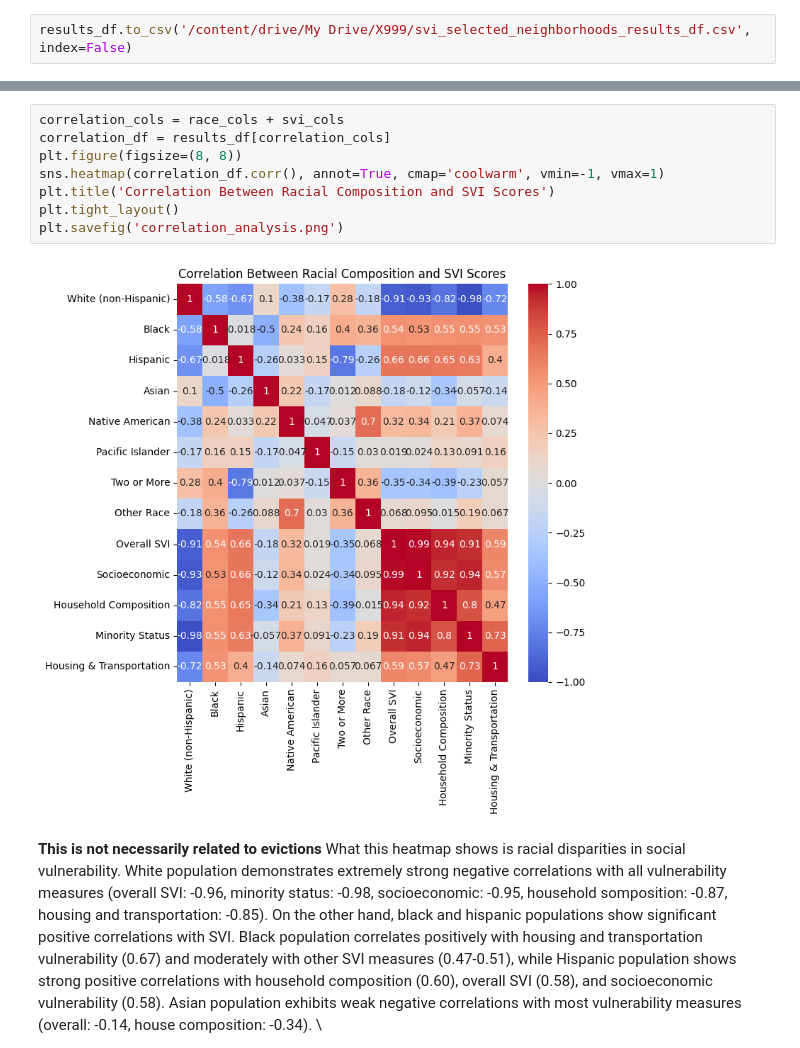
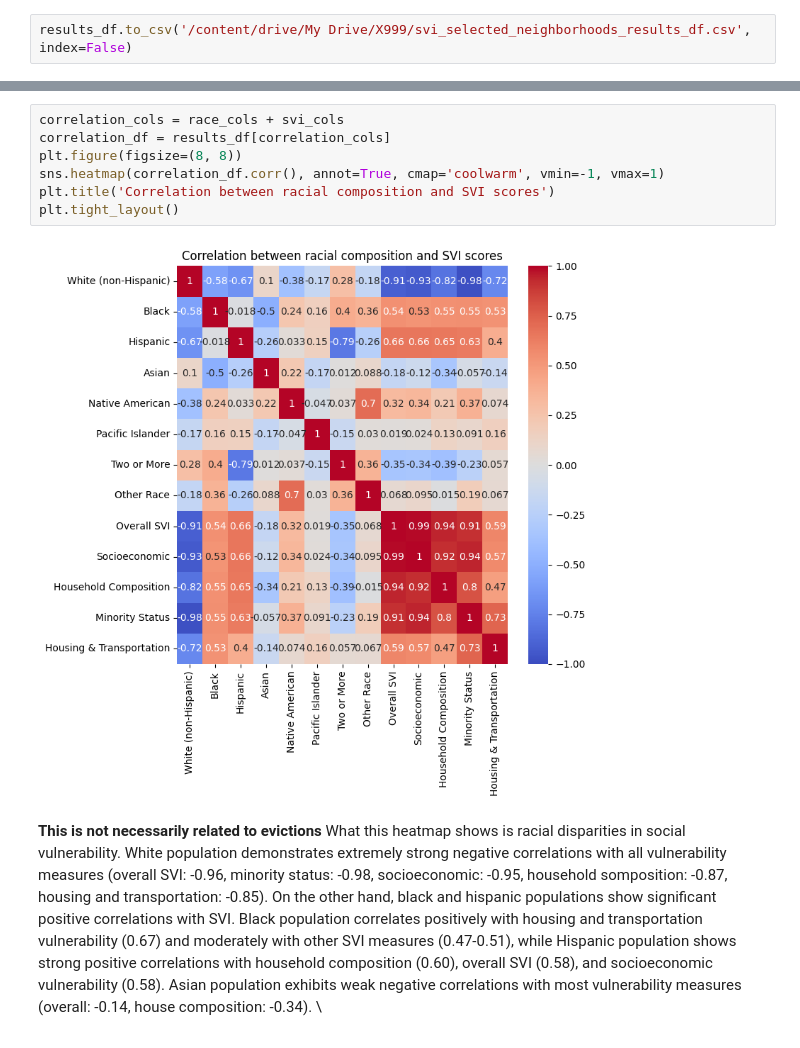
Before and after one commit to simaoalicechen/NYC_Landlord_Behavior_Analysis_Project, a Jupyter notebook: Part_1.4_cleaning_SVI.ipynb, the cells around one changed output, grey strips where cells are left out. Saved outputs shown, nothing was run; the diff lists cells and outputs as text.

```diff
--- a/Part_1.4_cleaning_SVI.ipynb
+++ b/Part_1.4_cleaning_SVI.ipynb
@@ -276,13 +273,12 @@ plt.savefig('svi_scores.png')
 # %%
 correlation_cols = race_cols + svi_cols
 correlation_df = results_df[correlation_cols]
 plt.figure(figsize=(8, 8))
 sns.heatmap(correlation_df.corr(), annot=True, cmap='coolwarm', vmin=-1, vmax=1)
-plt.title('Correlation Between Racial Composition and SVI Scores')
+plt.title('Correlation between racial composition and SVI scores')
 plt.tight_layout()
-plt.savefig('correlation_analysis.png')
 # %% [output]
-[figure, old version]
+[figure, new version]
 # %% [markdown]
 **This is not necessarily related to evictions**
 What this heatmap shows is racial disparities in social vulnerability. White population demonstrates extremely strong negative correlations with all vulnerability measures (overall SVI: -0.96, minority status: -0.98, socioeconomic: -0.95, household somposition: -0.87, housing and transportation: -0.85). On the other hand, black and hispanic populations show significant positive correlations with SVI. Black population correlates positively with housing and transportation vulnerability (0.67) and moderately with other SVI measures (0.47-0.51), while Hispanic population shows strong positive correlations with household composition (0.60), overall SVI (0.58), and socioeconomic vulnerability (0.58). Asian population exhibits weak negative correlations with most vulnerability measures (overall: -0.14, house composition: -0.34). \
```
Also changed, not shown: parts of 9 cells of this notebook.
